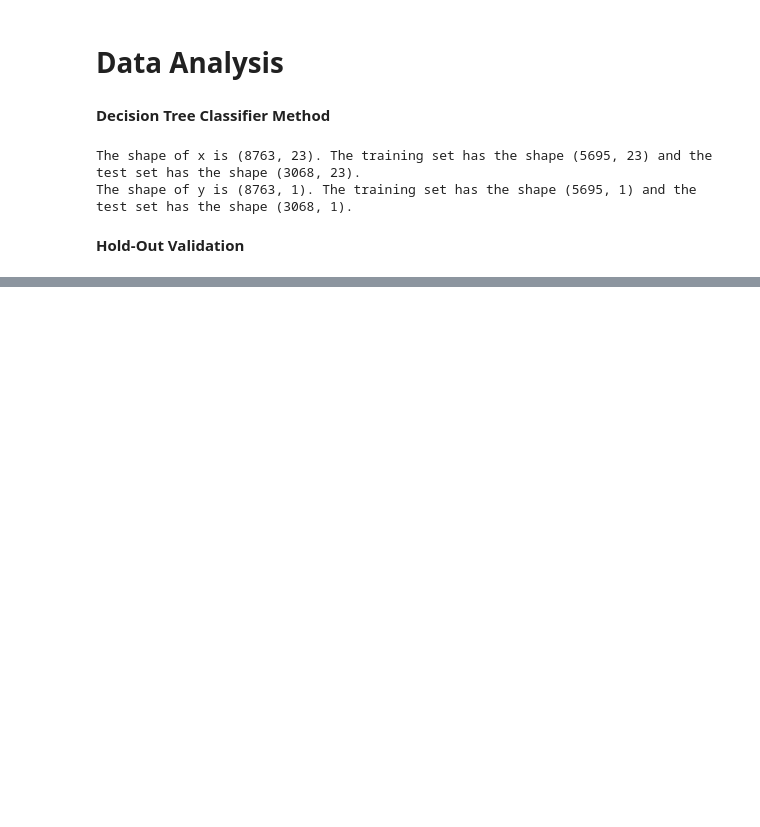
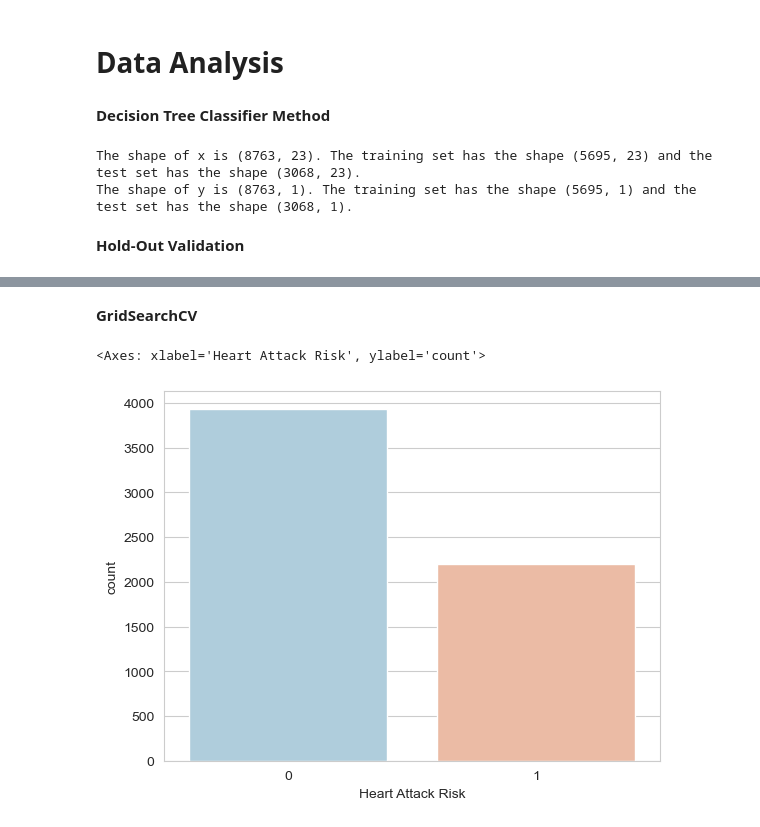
Before and after one commit to AN-DRE4/DadosAprendizagemAutomatica, a Jupyter notebook: HeartAttack.ipynb, the cells around one changed output, grey strips where cells are left out. Drawn from its saved outputs; the diff is of its cells as text; code cells hidden in the pictures; blank space fills up the shorter version.

```diff
--- a/HeartAttack.ipynb
+++ b/HeartAttack.ipynb
@@ -497,0 +557,10 @@ predictions = classifier.predict(x_test)
+# %% [markdown]
+**GridSearchCV**
+# %%
+x_train, x_test, y_train, y_test = train_test_split(x,np.ravel(y),test_size=0.30,random_state=2021)
+
+sns.set_style('whitegrid')
+sns.countplot(x='Heart Attack Risk', data = pd.DataFrame(y_train,columns=['Heart Attack Risk']), palette='RdBu_r')
+# %% [output]
+<Axes: xlabel='Heart Attack Risk', ylabel='count'>
+[figure, added]
```
Also changed, not shown: parts of 32 cells of this notebook.
